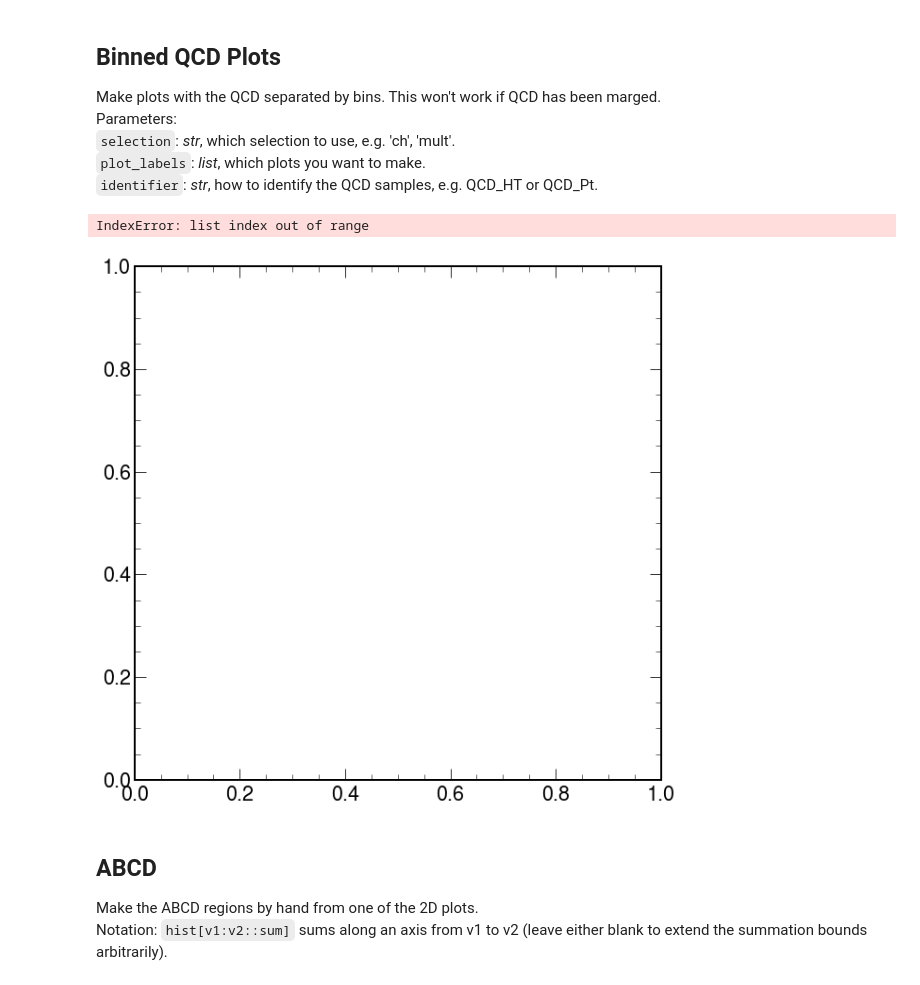
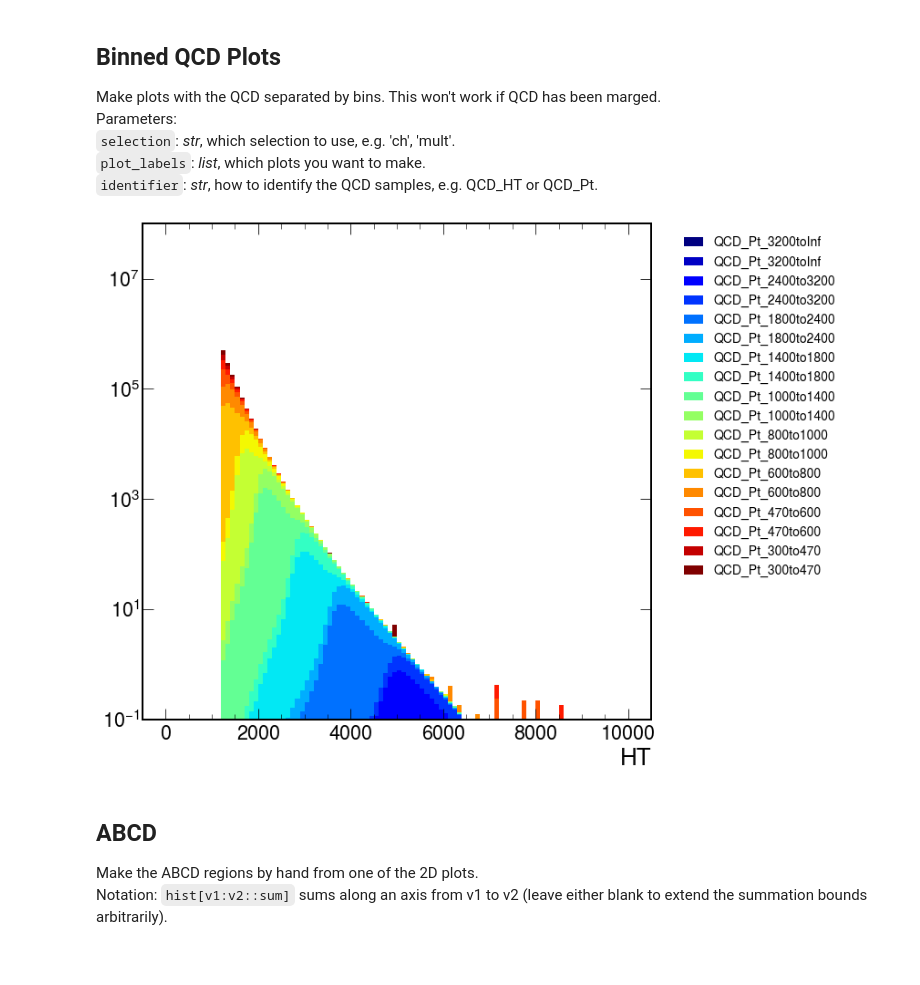
Before and after one commit to SUEPPhysics/SUEPCoffea_dask, a Jupyter notebook: plotting/plot.ipynb, the cells around one changed output. Saved outputs shown, nothing was run; the diff lists cells and outputs as text; code cells hidden in the pictures.

```diff
--- a/plotting/plot.ipynb
+++ b/plotting/plot.ipynb
@@ -25,7 +26,7 @@ matplotlib.rcParams['figure.facecolor'] = 'white'
 # %%
 # parameters
 input_label = 'S1_ntracks_ABCD'
-output_label = '/home/submit/lavezzo/public_html/SUEP/S1_ntracks_ABCD/'
+output_label = '/home/submit/lavezzo/public_html/SUEP/S1_ntracks_ABCD_2018/'
 file_ext = '.png'
 
 # input .pkl files
@@ -90,31 +91,34 @@ for infile_name in infile_names:
     if '100to200' in infile_name: continue
     if '200to300' in infile_name: continue
     if '300to500' in infile_name: continue
+    if '500to700' in infile_name: continue
+    if '700to1000' in infile_name: continue
 
     if '15to30' in infile_name: continue
     if '30to50' in infile_name: continue
     if '50to80' in infile_name: continue
     if '80to120' in infile_name: continue
     if '120to170' in infile_name: continue
+    if '170to300' in infile_name: continue
 
     # plots[sample] sample is set here
     if 'QCD_Pt' in infile_name:
         sample = 'QCD_Pt'
 
         # include this block to import the QCD bins individually
-        # temp_sample = infile_name.split('/')[-1].split('.pkl')[0]
-        # plots[temp_sample] = openpkl(infile_name)
-        # for plot in list(plots[temp_sample].keys()):
-        #     plots[temp_sample][plot] = plots[temp_sample][plot]*lumi
+        temp_sample = infile_name.split('/')[-1].split('.pkl')[0]
+        plots[temp_sample] = openpkl(infile_name)
+        for plot in list(plots[temp_sample].keys()):
+            plots[temp_sample][plot] = plots[temp_sample][plot]*lumi
 
     elif 'QCD_HT' in infile_name:
         sample = 'QCD_HT'
 
         # include this block to import the QCD bins individually
-        # temp_sample = infile_name.split('/')[-1].split('.pkl')[0]
-        # plots[temp_sample] = openpkl(infile_name)
-        # for plot in list(plots[temp_sample].keys()):
-        #     plots[temp_sample][plot] = plots[temp_sample][plot]*lumi
+        temp_sample = infile_name.split('/')[-1].split('.pkl')[0]
+        plots[temp_sample] = openpkl(infile_name)
+        for plot in list(plots[temp_sample].keys()):
+            plots[temp_sample][plot] = plots[temp_sample][plot]*lumi
 
     elif 'JetHT+Run' in infile_name:
         sample = 'data'
@@ -394,9 +409,9 @@ Parameters:<br>
 `slices`: _list of lists of floats_, bins of values to be sliced. e.g. for equal slices use np.linspace(start, end, number of bins), if not can specify as [[0,10],[20,40],[40,50],...].
 # %%
 # parameters
-plot_label = 'ABCDvars_2D_ML'
+plot_label = '2D_SUEP_S1_ntracks_IRM'
 sample = 'QCD_HT'
-variables = ['Classifier Output', '# Tracks']
+variables = ['$Sph_1$', '# Tracks']
 
 for i in range(2):
 
@@ -404,7 +419,7 @@ for i in range(2):
 
     if slice_label == '# Tracks': slices = [[0j,40j],[40j,80j],[80j,120j],[120j,140j],[140j,160j],[160j,500j]]
     elif slice_label == 'Classifier Output': slices = [[0j,0.05j],[0.05j,0.1j],[0.1j,0.2j],[0.2j,0.4j],[0.4j,0.6j],[0.6j,0.8j],[0.8j,0.9j], [0.9j,1.0j]]
-    elif slice_label == 'S1': slices = [[0j,0.2j],[0.2j,0.4j],[0.4j,0.6j],[0.6j,0.8j],[0.8j,0.9j], [0.9j,1.0j]]
+    elif slice_label == '$Sph_1$': slices = [[0j,0.2j],[0.2j,0.4j],[0.4j,0.6j],[0.6j,0.8j],[0.8j,0.9j], [0.9j,1.0j]]
 
     for j in range(len(slices)):
         val_lo = slices[j][0]
@@ -418,7 +433,6 @@ for i in range(2):
                      label=slice_label+" [{0},{1}]".format(val_lo.imag, val_up.imag))
 
     plt.legend()
-    plt.title(sample)
     plt.ylim(1e-6,1e0)
     plt.yscale('log')
     plt.ylabel("Normalized Events")
@@ -436,8 +450,8 @@ Parameters:<br>
 `plot_labels`: _list_, which plots you want to make.<br>
 `identifier`: _str_, how to identify the QCD samples, e.g. QCD_HT or QCD_Pt.
 # %%
-plot_labels = ['SUEP_S1_IRM']
-identifier = 'QCD_HT'
+plot_labels = ['A_ht_IRM']
+identifier = 'QCD_Pt'
 
 for plot_label in plot_labels:
 
@@ -445,37 +459,36 @@ for plot_label in plot_labels:
     hlist, labels = [], []
     for key in plots.keys():
         if identifier == key: continue
         if identifier in key:
             hlist.append(plots[key][plot_label])
             key = key.split('_Tune')[0]
             labels.append(key)
 
     # not sure why, but they NEED to be color coded appropriately
     vals = []
     for key in labels:
         if 'Pt' in identifier: keyslice = key.split(identifier+"_")[1]
         if 'HT' in identifier: keyslice = key.split(identifier)[1]
         if len(keyslice) == 0: continue
         keyslice = keyslice.split("to")[0]
         val = int(keyslice)
         vals.append(val)
     hlist_sorted, labels_sorted = [], []
     for arg in np.argsort(vals)[::-1]:
         hlist_sorted.append(hlist[arg])
         labels_sorted.append(labels[arg])
 
     cmap = plt.cm.jet(np.linspace(0, 1, len(labels_sorted)))
 
-    hep.histplot(hlist_sorted, yerr=False, stack=True, histtype ='fill',
+    hep.histplot(hlist_sorted, yerr=True, stack=True, histtype ='fill',
                  label=labels_sorted, color=cmap)
 
 plt.legend(fontsize=14, framealpha=1, facecolor='white', shadow=True, bbox_to_anchor=(1.04,1), loc="upper left")
-plt.ylim(1e1,1e8)
+plt.ylim(1e-1,1e8)
 plt.yscale("log")
 plt.savefig(output_label + plot_label + file_ext, bbox_inches='tight')
 # %% [output]
-IndexError: list index out of range
-[figure, old version]
+[figure, new version]
 # %% [markdown]
 ## ABCD
 Make the ABCD regions by hand from one of the 2D plots.<br>
```
Also changed, not shown: parts of 10 cells of this notebook, 2 other files.
